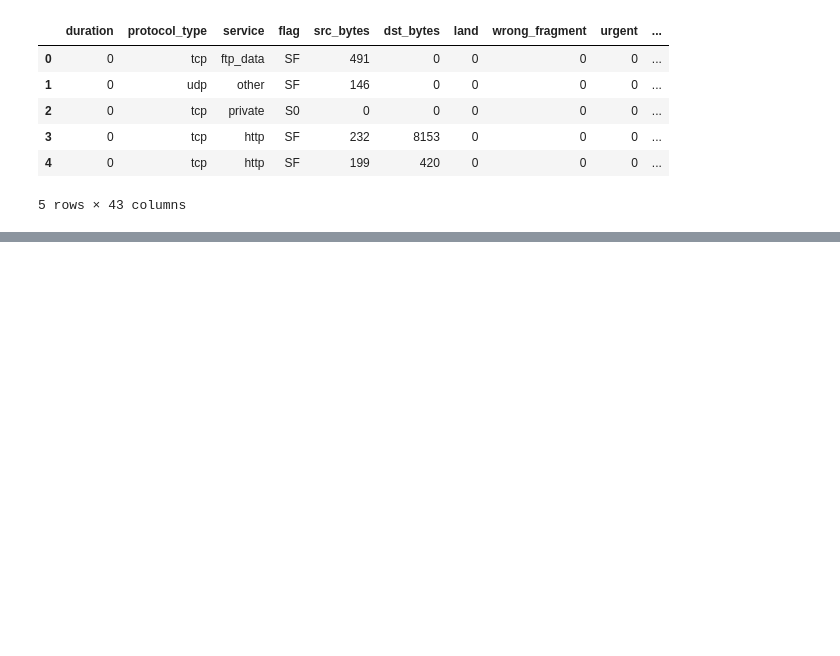
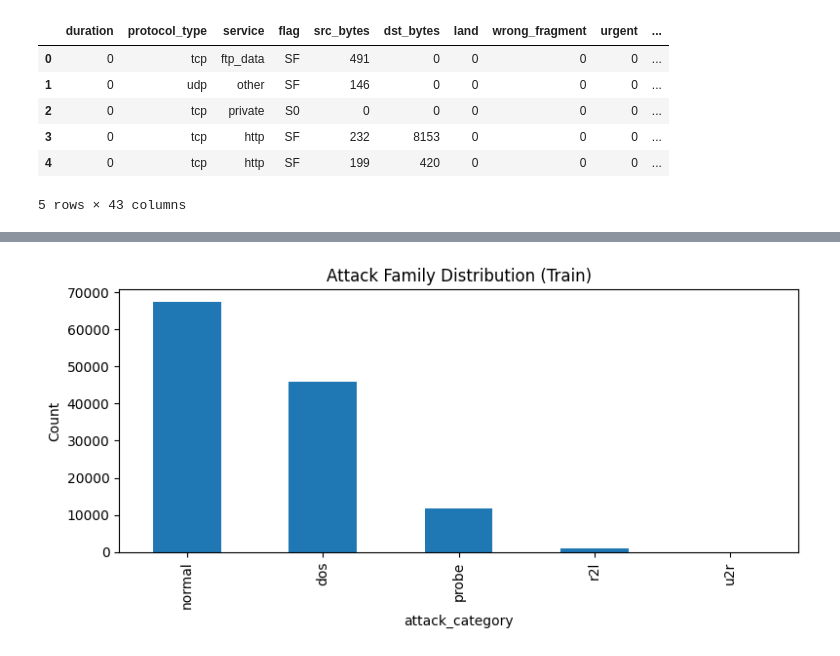
Before and after one commit to Mad03633/NetGuard, a Jupyter notebook: notebook/main.ipynb, the cells around one changed output, grey strips where cells are left out. Drawn from its saved outputs; the diff is of its cells as text; code cells hidden in the pictures; blank space fills up the shorter version.

```diff
--- a/notebook/main.ipynb
+++ b/notebook/main.ipynb
@@ -56,0 +79,6 @@ Test shape: (22544, 43)
+# %%
+train_df["binary_label"] = train_df["label"].apply(lambda x: 0 if x == "normal" else 1)
+test_df["binary_label"] = test_df["label"].apply(lambda x: 0 if x == "normal" else 1)
+
+print(train_df["binary_label"].value_counts())
+print(test_df["binary_label"].value_counts())
@@ -56,0 +144,11 @@ Test shape: (22544, 43)
+# %%
+# EDA: attack family distribution
+plt.figure(figsize=(8,4))
+train_df["attack_category"].value_counts().plot(kind="bar")
+plt.title("Attack Family Distribution (Train)")
+plt.ylabel("Count")
+plt.tight_layout()
+plt.savefig("../results/figures/attack_family_distribution.png")
+plt.show()
+# %% [output]
+[figure, added]
```
Also changed, not shown: parts of 7 cells of this notebook, 3 other files.
